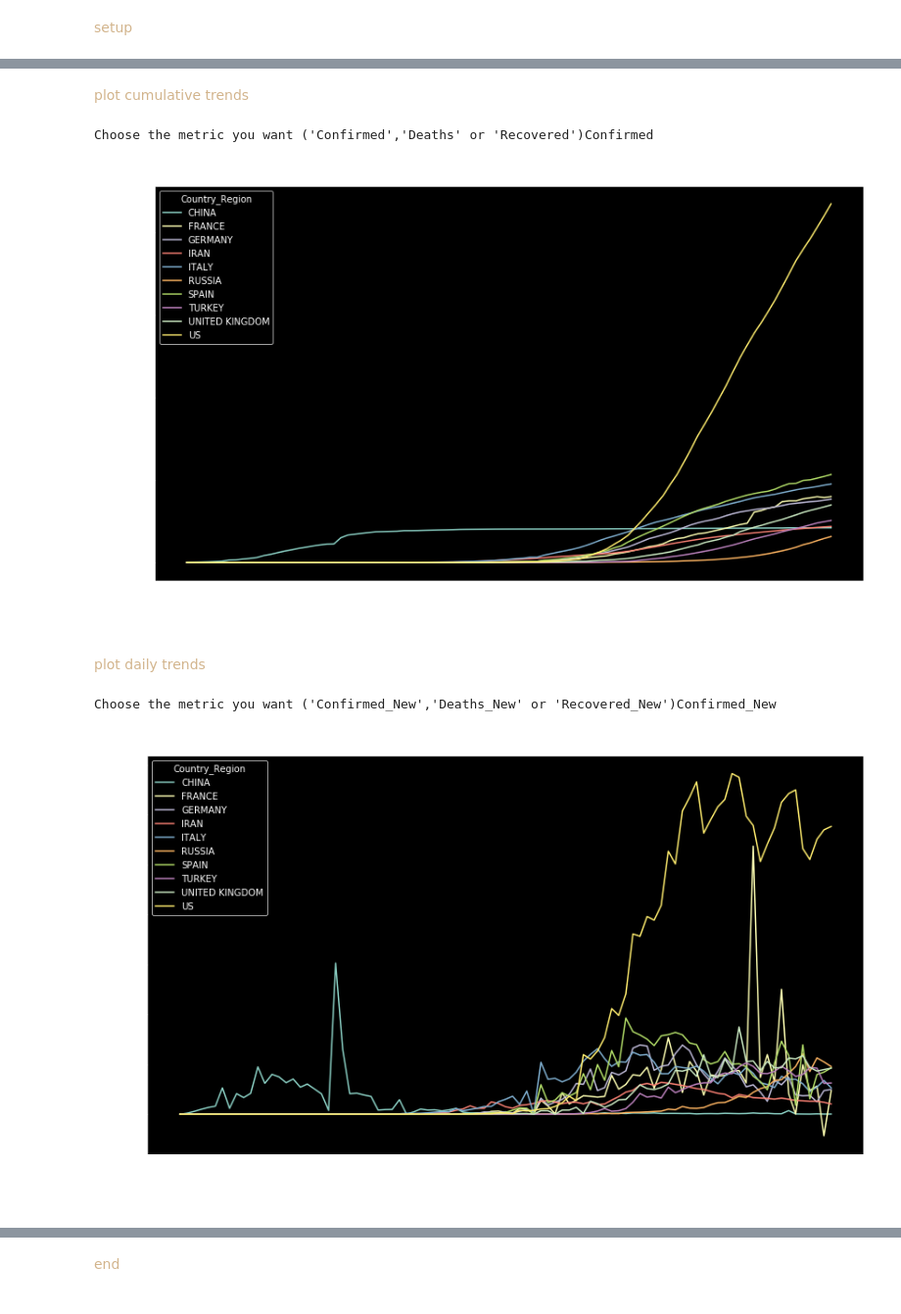
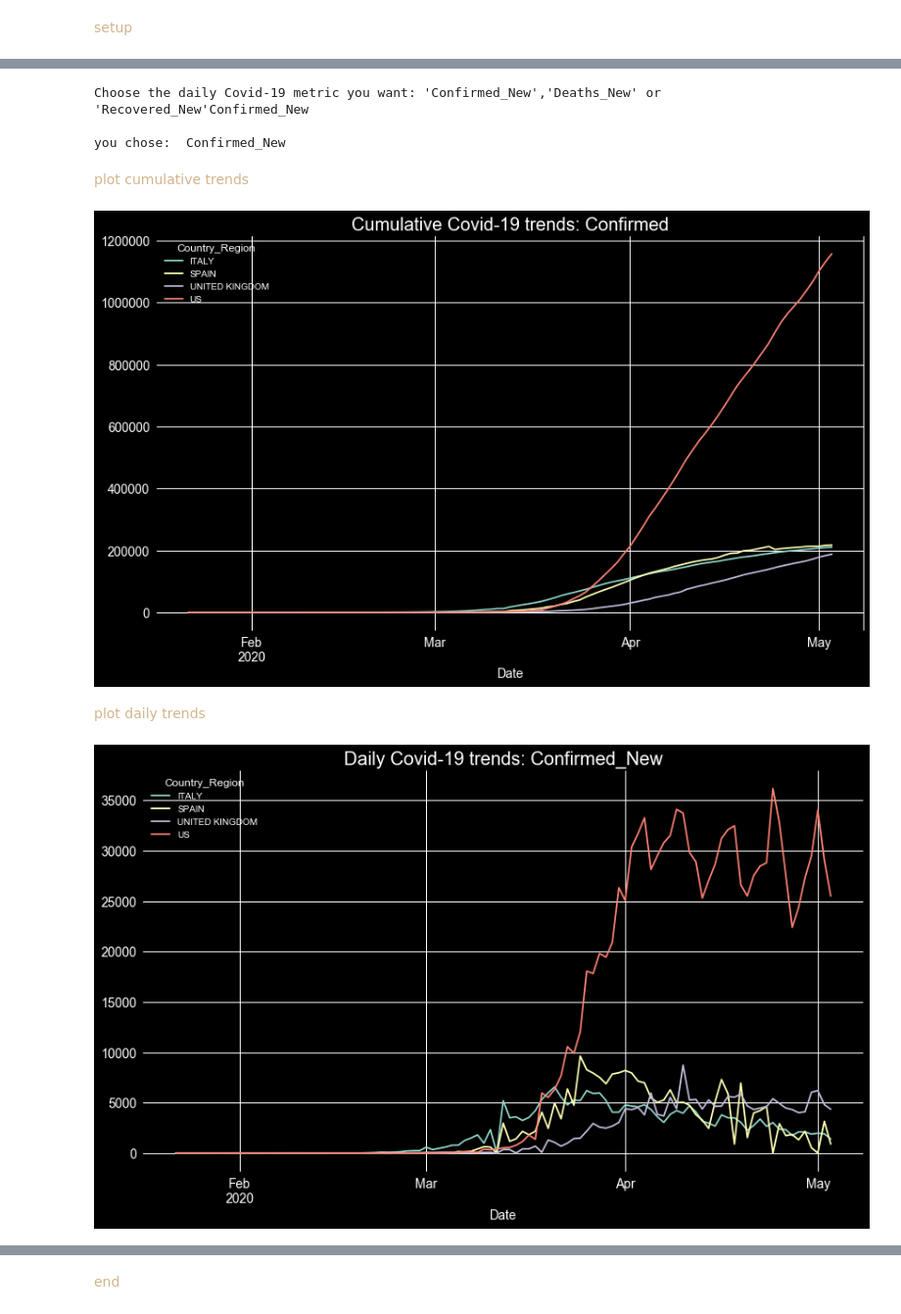
Before and after one commit to pvalues/covid19_trends, a Jupyter notebook: covid19_jh_data_country_trends.ipynb, the cells around one changed output, grey strips where cells are left out. Shown at 98% size. Saved outputs shown, nothing was run; the diff lists cells and outputs as text; code cells hidden in the pictures.

Commit message:
modified covid-19 data ingestion and trend analysis

```diff
--- a/covid19_jh_data_country_trends.ipynb
+++ b/covid19_jh_data_country_trends.ipynb
@@ -162,0 +76,8 @@ df_final.head()
+# %%
+#choose metric
+metric_new = input("Choose the daily Covid-19 metric you want: 'Confirmed_New','Deaths_New' or 'Recovered_New'")
+print('\nyou chose: ',metric_new)
+# %% [output]
+Choose the daily Covid-19 metric you want: 'Confirmed_New','Deaths_New' or 'Recovered_New'Confirmed_New
+
+you chose:  Confirmed_New
@@ -163,61 +102,40 @@ df_final.head()
+# %%
+#user input - select 'top' or 'top_xus'
+list_sel = top
+#list_sel = top_xus
 # %% [markdown]
 <font color='tan'> plot cumulative trends
 # %%
-#user selections
-metric = input("Choose the metric you want ('Confirmed','Deaths' or 'Recovered')")
-list_sel = top_10 # choose 'top_10' or 'top_10_xus'
-
-#list of top 10 countries including US
-top_10 = df_final.groupby(['Country_Region'],as_index=False)\
-.agg({metric:'max'})\
-.sort_values(by=[metric], ascending=False)\
-.head(10)['Country_Region']\
-.tolist()
-
-#list of top 10 countries excluding US
-top_10_xus = df_final.loc[df_final['Country_Region'] != 'US']\
-.groupby(['Country_Region'],as_index=False)\
-.agg({metric:'max'})\
-.sort_values(by=[metric], ascending=False)\
-.head(10)['Country_Region']\
-.tolist()
-
 #filter and transpose data
-p_df = df_final.loc[df_final['Country_Region'].isin(list_sel)]\
-.pivot_table(values=metric, index=['Date'], columns='Country_Region')\
+p_df = country_df.loc[country_df['Country_Region'].isin(list_sel)]\
+.pivot_table(values=metric_cum, index=['Date'], columns='Country_Region')\
 .reset_index().fillna(0)
 p_df.set_index('Date', inplace=True)
 
 #plot
 p_df.plot.line(figsize=(14,8))
-plt.title('Cumulative Covid-19 trends: '+metric, size=20)
+plt.title('Cumulative Covid-19 trends: '+metric_cum, size=20)
 plt.xlabel('Date',size=14)
 plt.xticks(size=14, color='white')
 plt.yticks(size=14, color='white')
 plt.show()
 # %% [output]
-Choose the metric you want ('Confirmed','Deaths' or 'Recovered')Confirmed
-[figure, old version]
+[figure, new version]
 # %% [markdown]
 <font color='tan'> plot daily trends
 # %%
-#user selections
-metric = input("Choose the metric you want ('Confirmed_New','Deaths_New' or 'Recovered_New')")
-list_sel = top_10 # choose 'top_10' or 'top_10_xus'
-
 #filter and transpose data
-p_df = df_final.loc[df_final['Country_Region'].isin(list_sel)]\
-.pivot_table(values=metric, index=['Date'], columns='Country_Region')\
+p_df = country_df.loc[country_df['Country_Region'].isin(list_sel)]\
+.pivot_table(values=metric_new, index=['Date'], columns='Country_Region')\
 .reset_index().fillna(0)
 p_df.set_index('Date', inplace=True)
 
 #plot
 p_df.plot.line(figsize=(14,8))
-plt.title('Daily Covid-19 trends: '+metric, size=20)
+plt.title('Daily Covid-19 trends: '+metric_new, size=20)
 plt.xlabel('Date',size=14)
 plt.xticks(size=14, color='white')
 plt.yticks(size=14, color='white')
 plt.show()
 # %% [output]
-Choose the metric you want ('Confirmed_New','Deaths_New' or 'Recovered_New')Confirmed_New
-[figure, old version]
+[figure, new version]
```
Also changed, not shown: parts of 22 cells of this notebook, 1 other file.
